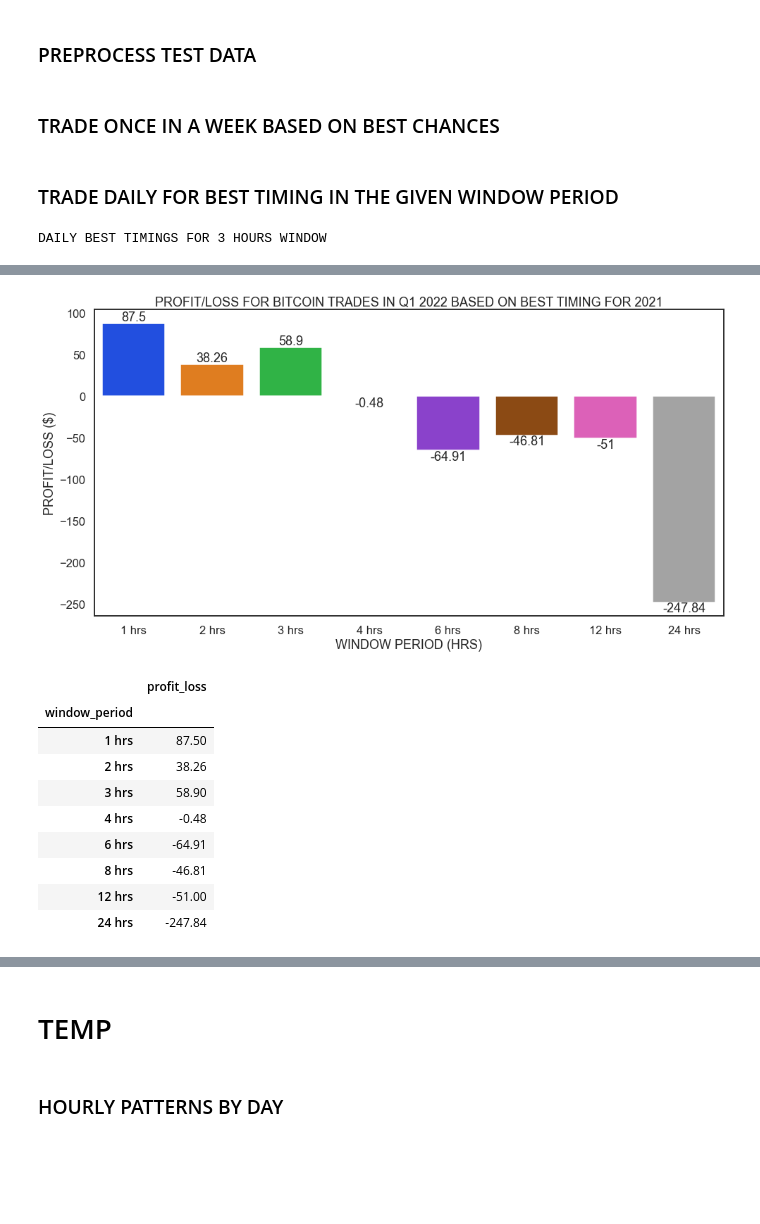
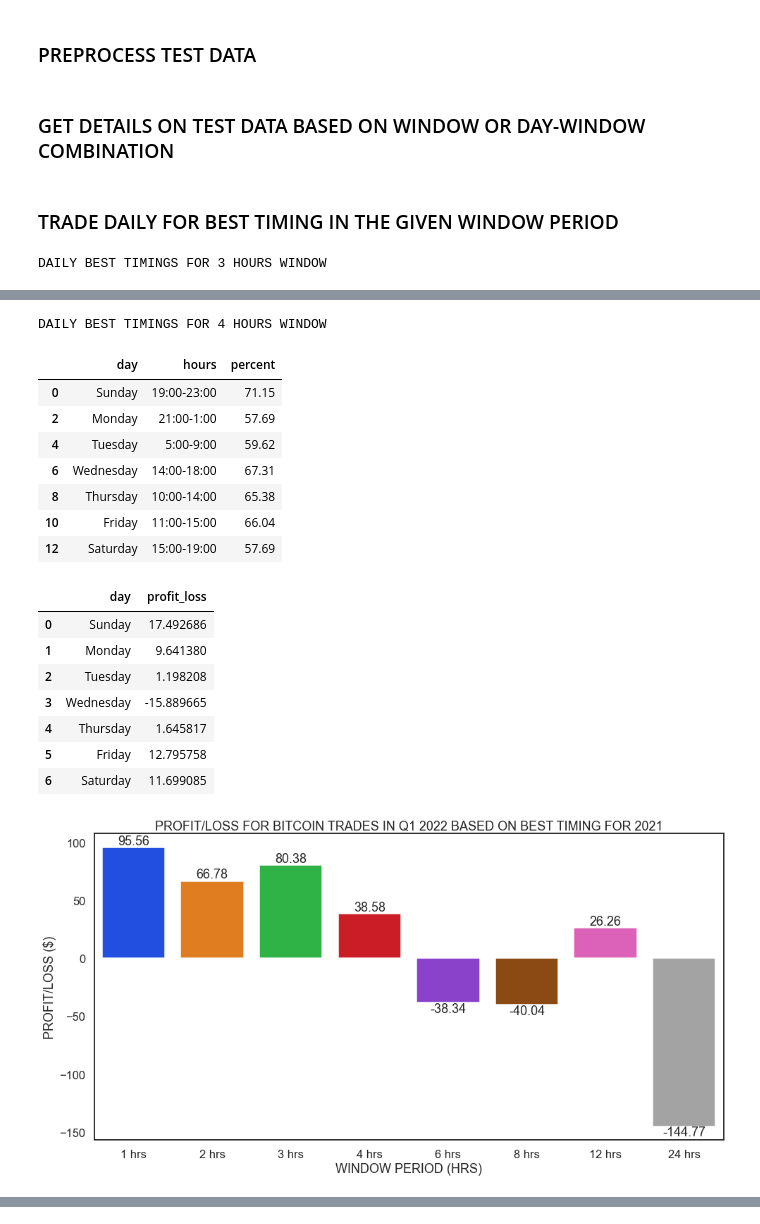
Before and after one commit to Lakshmi-1212/CryptoTradersAnalysis, a Jupyter notebook: CryptoTradersAnalyzer.ipynb, the cells around one changed output, grey strips where cells are left out. Cells and saved outputs as stored; diff of their text form; code cells hidden in the pictures; blank space fills up the shorter version.

```diff
--- a/CryptoTradersAnalyzer.ipynb
+++ b/CryptoTradersAnalyzer.ipynb
@@ -491,0 +478,15 @@ sat_hourly3_pattern
+# %%
+
+best_trading_window_df = pd.concat([best_hourly_pattern,best_hourly2_pattern,best_hourly3_pattern,best_hourly4_pattern,
+           best_hourly6_pattern,best_hourly8_pattern,best_hourly12_pattern,best_hourly24_pattern])
+
+best_trading_window_df = best_trading_window_df[best_trading_window_df['profit_or_loss'] == 'GREEN']
+
+
+best_trading_window_df = best_trading_window_df.sort_values(['day','percent'], ascending=False) \
+                               .drop_duplicates(['day'])
+best_trading_window_df = best_trading_window_df.sort_values(['day']).reset_index(drop=True)
+
+plot_best_time_window(best_trading_window_df, 'DAILY BEST WINDOW',hue_colors = 'autumn_r')
+
+display(best_trading_window_df[['day','hours','percent']])
@@ -499,10 +510,22 @@ sat_hourly3_pattern
 test_df = preprocess(complete_1h_df, TEST_START_DATE, TEST_END_DATE)
 test_df = add_timestamp_features(test_df)
 # %% [markdown]
-### TRADE ONCE IN A WEEK BASED ON BEST CHANCES
+### GET DETAILS ON TEST DATA BASED ON WINDOW OR DAY-WINDOW COMBINATION
 # %%
+def shift_close_price(x):
+    shifted_price_col = f'next{x["window"]}_open' if x["window"] > 1 else 'close'
+    return x[shifted_price_col]
+
 def get_test_detailed_trade_df(test_data, window_period, best_timing_df, min_percent = 0):
-    test_data['window_price'] = test_data['open'].shift(window_period)
+    if window_period is None:
+        test_data['window'] = test_data['day'].apply(
+                                lambda x: best_trading_window_df[best_trading_window_df['day'] == x]['window'].iloc[0])
+    else:
+        test_data['window'] = window_period
+
+    test_data = add_next_open_features(test_data)
+
+    test_data['window_price'] = test_data.apply(shift_close_price,axis=1)
     test_data.reset_index(inplace=True)
     test_data = test_data[(test_data['window_price'].notna())]
 
@@ -512,22 +535,20 @@ def get_test_detailed_trade_df(test_data, window_period, best_timing_df, min_per
     # Filter based on minimum percentage of GREENs to consider the trade timing
     best_timing_df = best_timing_df[best_timing_df['percent'] > min_percent]
 
-#     print(f'DAILY BEST TIMINGS FOR {window_period} HOURS WINDOW')
-#     display(best_timing_df)
     test_filtered_df = pd.merge(best_timing_df, test_data, on=['day','hour'], how='left')
 
     test_filtered_df['qty'] = INVESTMENT_AMOUNT_DOLLARS/test_filtered_df['open']
     test_filtered_df['profit_loss'] = test_filtered_df['qty'] * test_filtered_df['window_price'] - INVESTMENT_AMOUNT_DOLLARS
 
-    if window_period == 3:
-
+    if (window_period == 3) or (window_period == 4):
+        # FOR DEBUGGING
         print(f'DAILY BEST TIMINGS FOR {window_period} HOURS WINDOW')
         display(best_timing_df[['day','hours','percent']])
         pl_df = pd.DataFrame(test_filtered_df.groupby('day')['profit_loss'].sum())
         pl_df.reset_index(inplace=True)
         display(pl_df)
-        test_data.to_csv("test_data_3.csv")
-        test_filtered_df.to_csv("test_filtered_3.csv")
+        # test_data.to_csv(f"test_data_{window_period}.csv")
+        # test_filtered_df.to_csv(f"test_filtered_{window_period}.csv")
 
     return test_filtered_df
 
@@ -536,4 +557,3 @@ def get_test_profit_loss(test_data, window_period, best_timing_df, min_percent =
     test_filtered_df = get_test_detailed_trade_df(test_data, window_period, best_timing_df,min_percent)
     profit_loss = round(test_filtered_df['profit_loss'].sum(),2)
     return profit_loss
-   # print(f"PROFIT/LOSS - {window_period} hours window:{profit_loss}$ --> {round(profit_loss/INVESTMENT_AMOUNT_DOLLARS*100,2)}%")
@@ -574,9 +584,9 @@ for window_period in [1,2,3,4,6,8,12,24]:
 daily_trade_df.set_index('window_period',inplace=True)
 
 plot_data_bar(daily_trade_df,'profit_loss',
-              'PROFIT/LOSS FOR BITCOIN TRADES IN Q1 2022 BASED ON BEST TIMING FOR 2021','WINDOW PERIOD (HRS)','PROFIT/LOSS ($)','bright', show_yvalue = True)
+              f'PROFIT/LOSS FOR {scrip_name} TRADES IN Q1 2022 BASED ON BEST TIMING FOR 2021','WINDOW PERIOD (HRS)','PROFIT/LOSS ($)','bright', show_yvalue = True)
 
-
+print(f"TOTAL PROFIT/LOSS:{round(daily_trade_df['profit_loss'].sum(),2)}$")
 display(daily_trade_df)
 # %% [output]
 DAILY BEST TIMINGS FOR 3 HOURS WINDOW
@@ -599,11 +609,18 @@ DAILY BEST TIMINGS FOR 3 HOURS WINDOW
+DAILY BEST TIMINGS FOR 4 HOURS WINDOW
+|  | day | hours | percent |
+| 0 | Sunday | 19:00-23:00 | 71.15 |
+| 2 | Monday | 21:00-1:00 | 57.69 |
+| 4 | Tuesday | 5:00-9:00 | 59.62 |
+| 6 | Wednesday | 14:00-18:00 | 67.31 |
+| 8 | Thursday | 10:00-14:00 | 65.38 |
+| 10 | Friday | 11:00-15:00 | 66.04 |
+| 12 | Saturday | 15:00-19:00 | 57.69 |
+|  | day | profit_loss |
+| 0 | Sunday | 17.492686 |
+| 1 | Monday | 9.641380 |
+| 2 | Tuesday | 1.198208 |
+| 3 | Wednesday | -15.889665 |
+| 4 | Thursday | 1.645817 |
+| 5 | Friday | 12.795758 |
+| 6 | Saturday | 11.699085 |
-[figure, old version]
+[figure, new version]
-|  | profit_loss |
-| window_period |  |
-| 1 hrs | 87.50 |
-| 2 hrs | 38.26 |
-| 3 hrs | 58.90 |
-| 4 hrs | -0.48 |
-| 6 hrs | -64.91 |
-| 8 hrs | -46.81 |
-| 12 hrs | -51.00 |
-| 24 hrs | -247.84 |
@@ -612,2 +637,0 @@ test_df
-# %% [markdown]
-# TEMP
@@ -633,2 +637,0 @@ display(test_filtered_df[['actual_date','hours','day','hour','open','window_pric
-# %% [markdown]
-### HOURLY PATTERNS BY DAY
```
Also changed, not shown: parts of 52 cells of this notebook.
